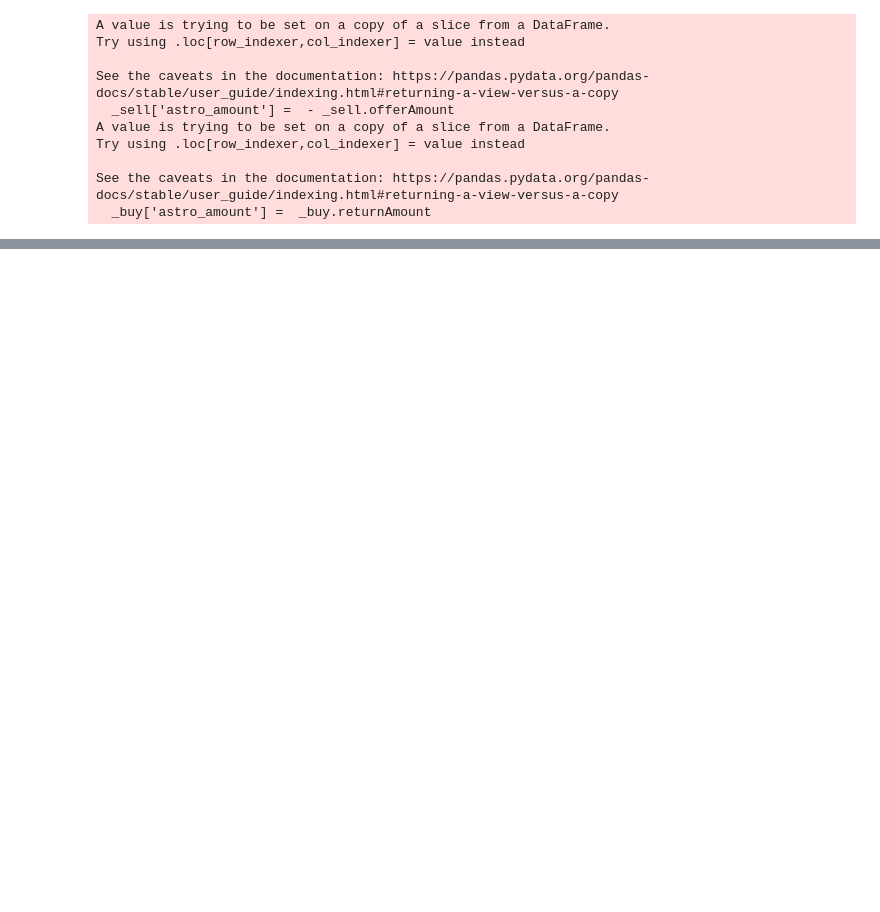
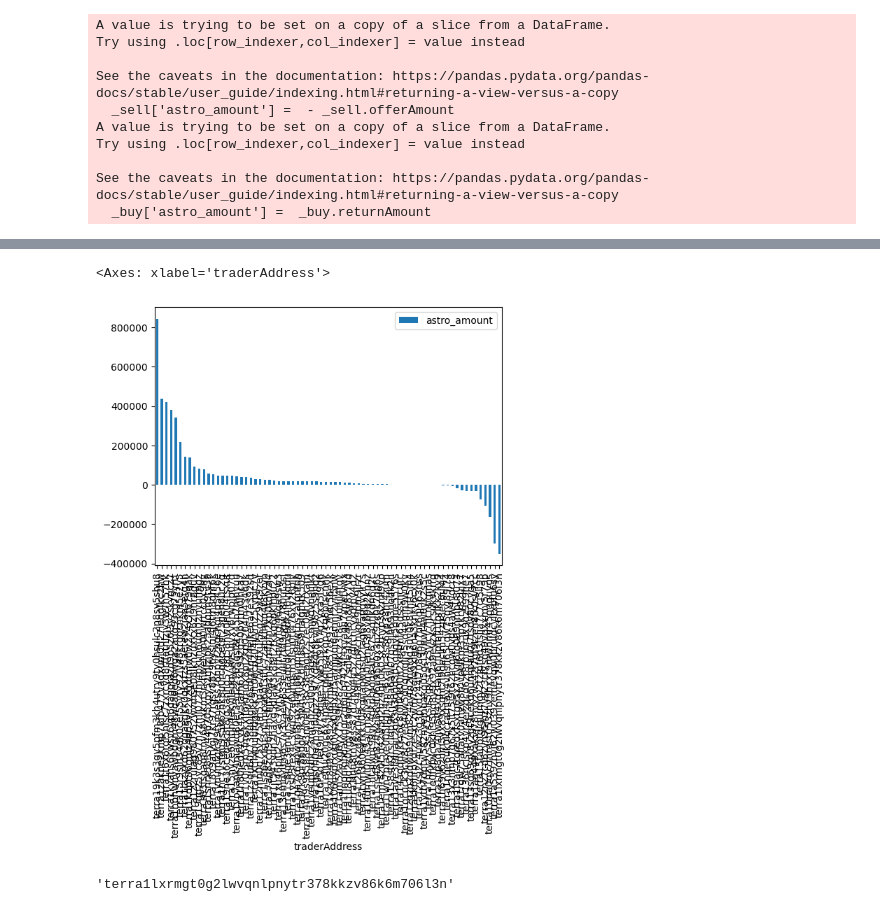
Before and after one commit to IncioMan/cosmos-activities-dashboard, a Jupyter notebook: python/astro_analysis.ipynb, the cells around one changed output, grey strips where cells are left out. Saved outputs shown, nothing was run; the diff lists cells and outputs as text; code cells hidden in the pictures; blank space fills up the shorter version.

```diff
--- a/python/astro_analysis.ipynb
+++ b/python/astro_analysis.ipynb
@@ -178 +173,10 @@ whales_movements_first_july.traderAddress.value_counts().plot(kind='bar')
+# %%
+whales_delta_astro_fj = whales_movements_first_july[['traderAddress','astro_amount']]\
+            .groupby('traderAddress')\
+            .sum()\
+            .sort_values(by='astro_amount', ascending=False)
+whales_delta_astro_fj.plot(kind='bar')
+# %% [output]
+<Axes: xlabel='traderAddress'>
+[figure, added]
 # %%
@@ -180 +184,5 @@ index = 1
+# %%
+whales_delta_astro_fj.index[index]
+# %% [output]
+'terra1lxrmgt0g2lwvqnlpnytr378kkzv86k6m706l3n'
 # %%
```
Also changed, not shown: parts of 10 cells of this notebook, 9 other files.
